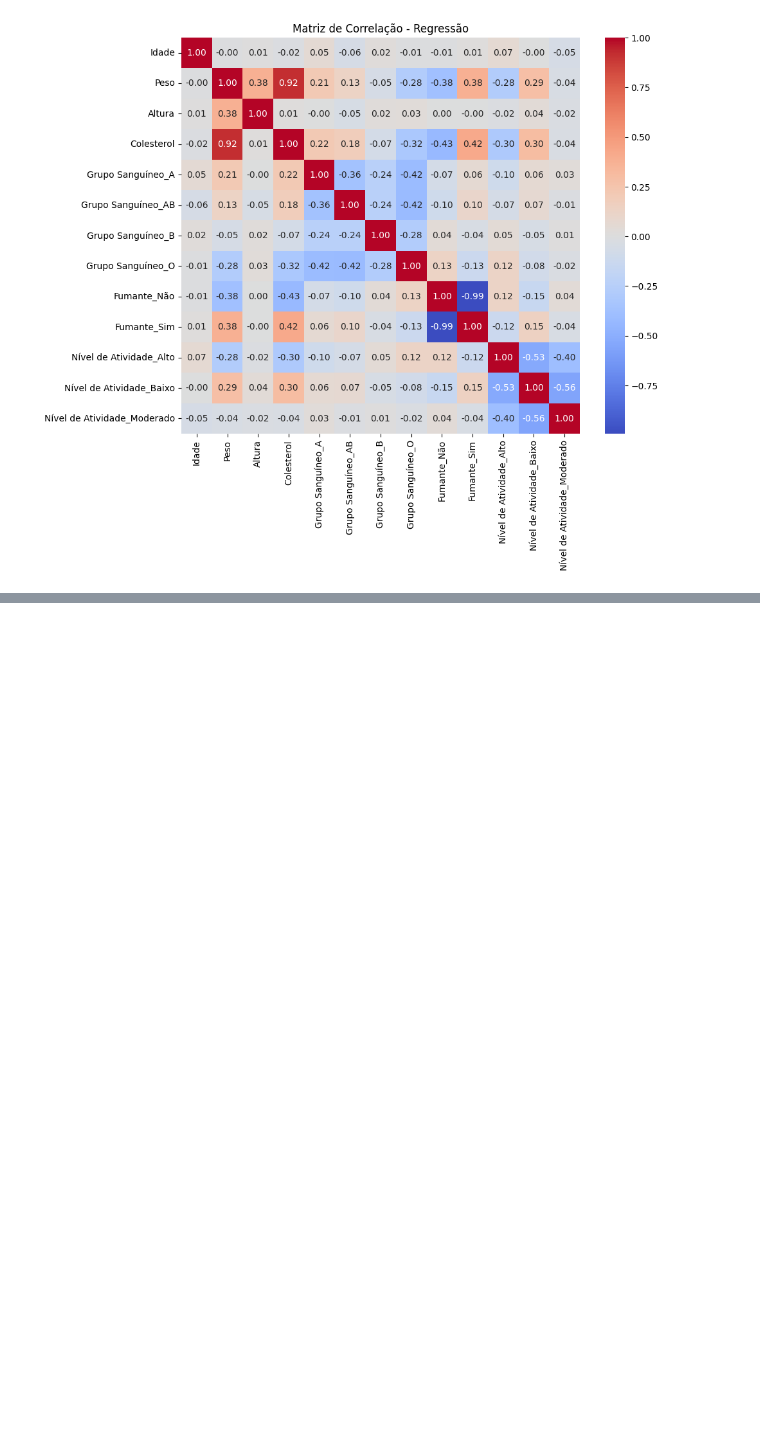
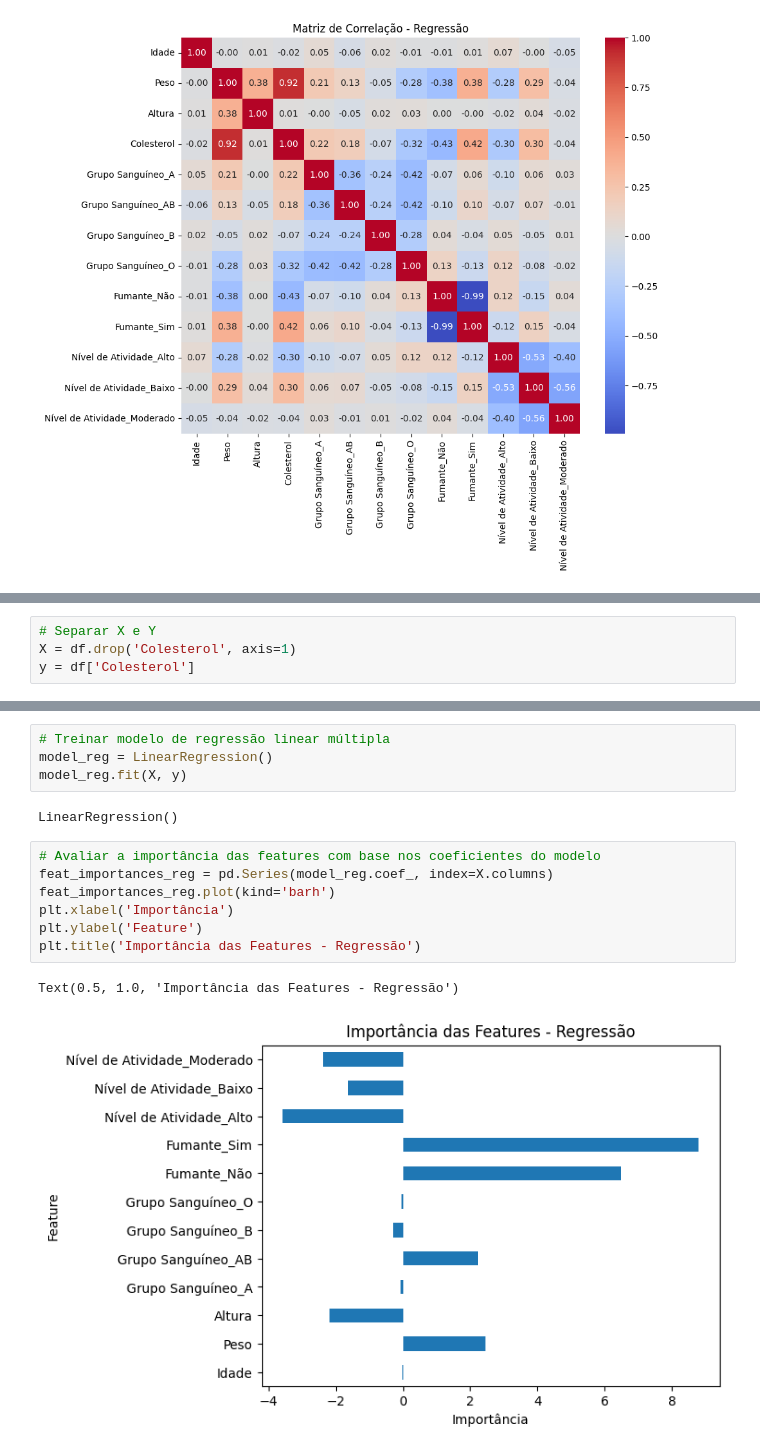
Before and after one commit to angelomedeiros/formacao-ia-supervisionado-complemento, a Jupyter notebook: pps.ipynb, the cells around one changed output, grey strips where cells are left out. Cells and saved outputs as stored; diff of their text form; blank space fills up the shorter version.

Commit message:
feat: Feature Importance - Regressão

```diff
--- a/pps.ipynb
+++ b/pps.ipynb
@@ -133,0 +146,4 @@ Text(0.5, 1.0, 'Matriz de Correlação - Regressão')
+# %%
+# Separar X e Y
+X = df.drop('Colesterol', axis=1)
+y = df['Colesterol']
@@ -133,0 +172,16 @@ Text(0.5, 1.0, 'Matriz de Correlação - Regressão')
+# %%
+# Treinar modelo de regressão linear múltipla
+model_reg = LinearRegression()
+model_reg.fit(X, y)
+# %% [output]
+LinearRegression()
+# %%
+# Avaliar a importância das features com base nos coeficientes do modelo
+feat_importances_reg = pd.Series(model_reg.coef_, index=X.columns)
+feat_importances_reg.plot(kind='barh')
+plt.xlabel('Importância')
+plt.ylabel('Feature')
+plt.title('Importância das Features - Regressão')
+# %% [output]
+Text(0.5, 1.0, 'Importância das Features - Regressão')
+[figure, added]
```
Also changed, not shown: parts of 8 cells of this notebook.
